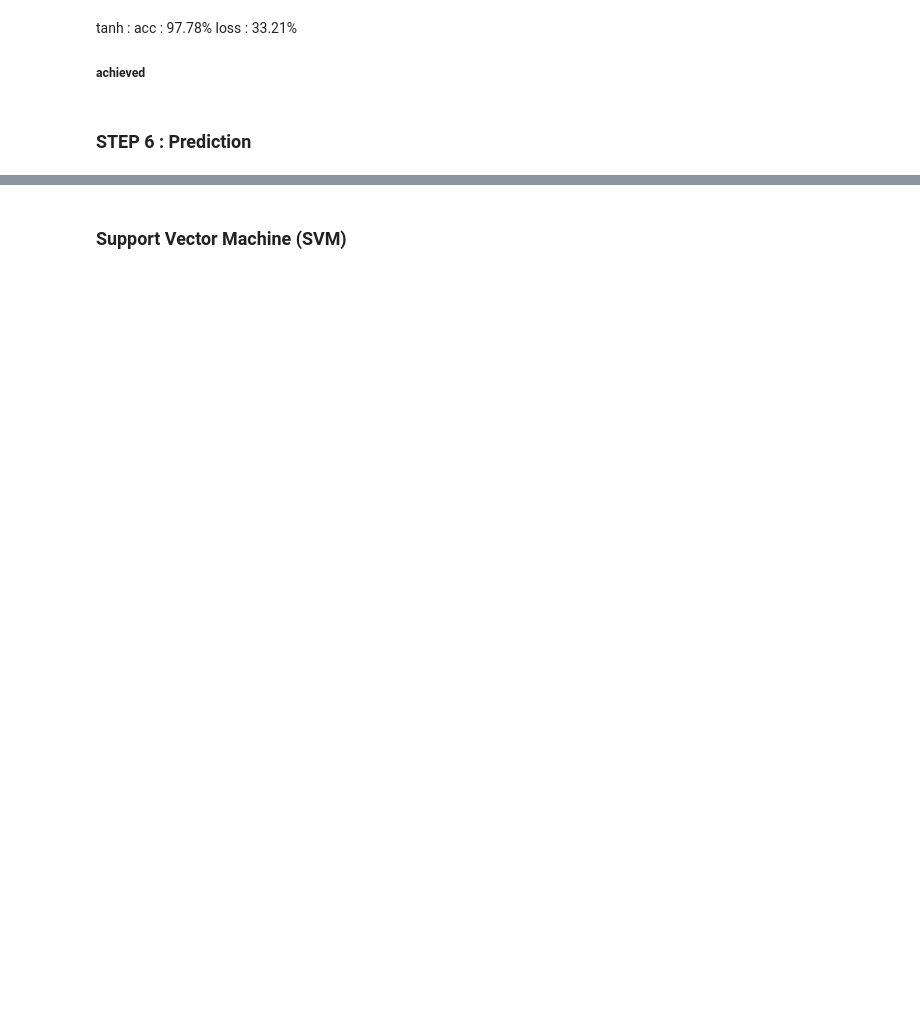
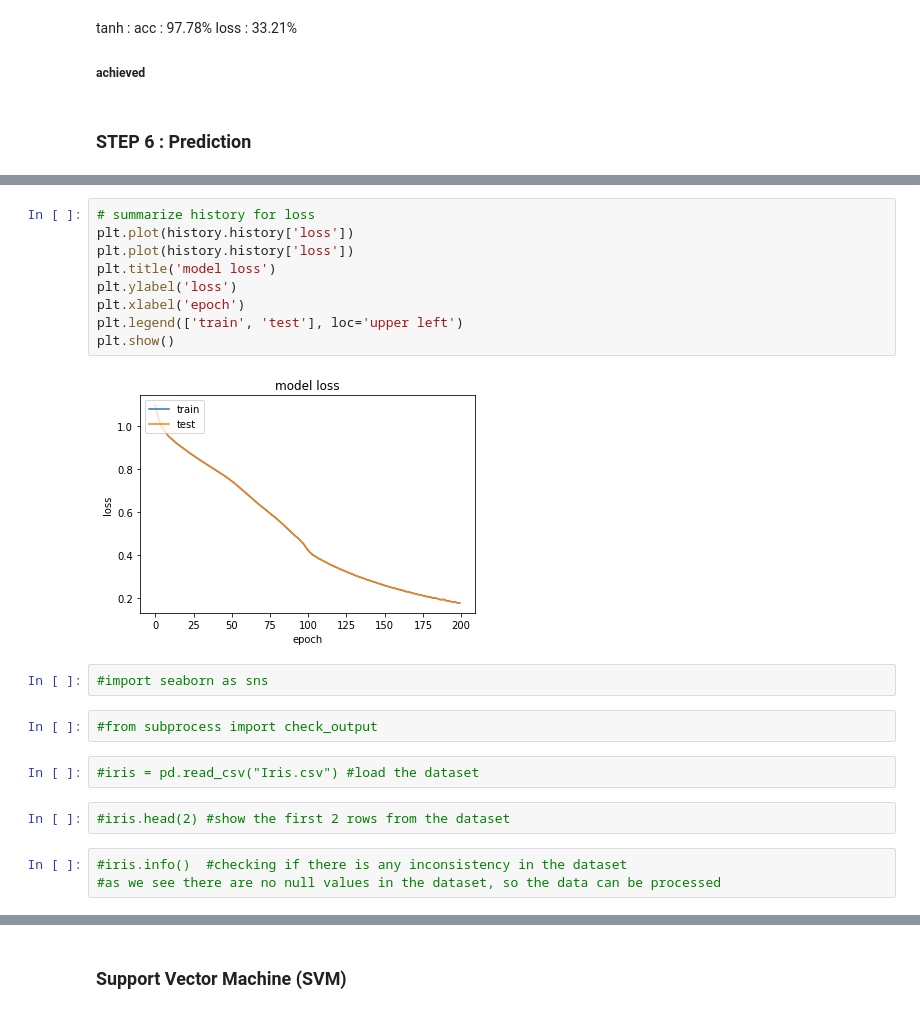
Before and after one commit to AshherShahzad/ASSIGNMENT-IRIS-MULTI-CLASS-CLASSIFICATION, a Jupyter notebook: iris_model_training.ipynb, the cells around one changed output, grey strips where cells are left out. Saved outputs shown, nothing was run; the diff lists cells and outputs as text; blank space fills up the shorter version.

```diff
--- a/iris_model_training.ipynb
+++ b/iris_model_training.ipynb
@@ -544,0 +444,22 @@ Name: variety, dtype: object
+# %%
+# summarize history for loss
+plt.plot(history.history['loss'])
+plt.plot(history.history['loss'])
+plt.title('model loss')
+plt.ylabel('loss')
+plt.xlabel('epoch')
+plt.legend(['train', 'test'], loc='upper left')
+plt.show()
+# %% [output]
+[figure, added]
+# %%
+#import seaborn as sns
+# %%
+#from subprocess import check_output
+# %%
+#iris = pd.read_csv("Iris.csv") #load the dataset
+# %%
+#iris.head(2) #show the first 2 rows from the dataset
+# %%
+#iris.info()  #checking if there is any inconsistency in the dataset
+#as we see there are no null values in the dataset, so the data can be processed
```
Also changed, not shown: parts of 79 cells of this notebook.
